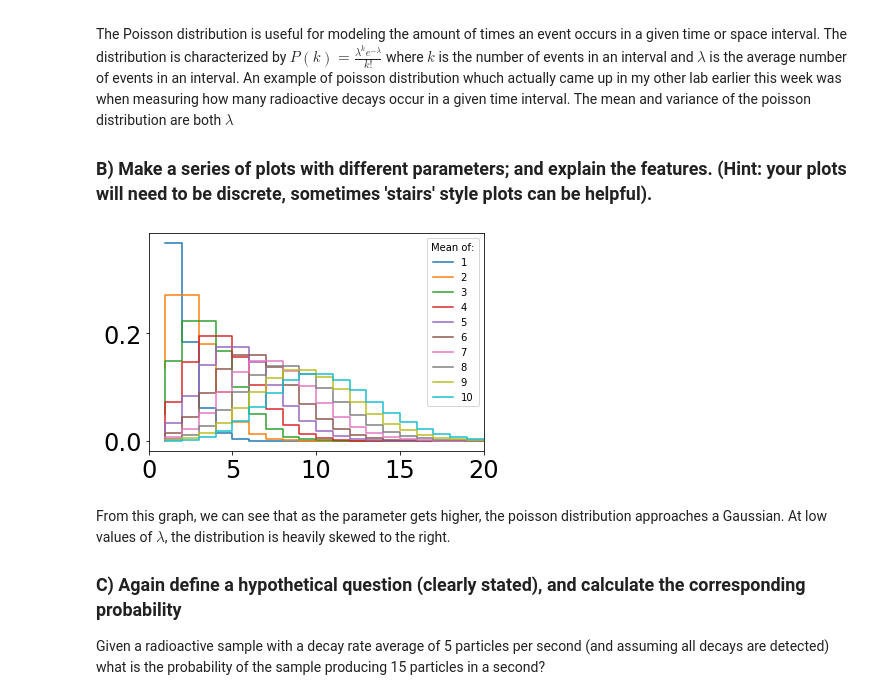
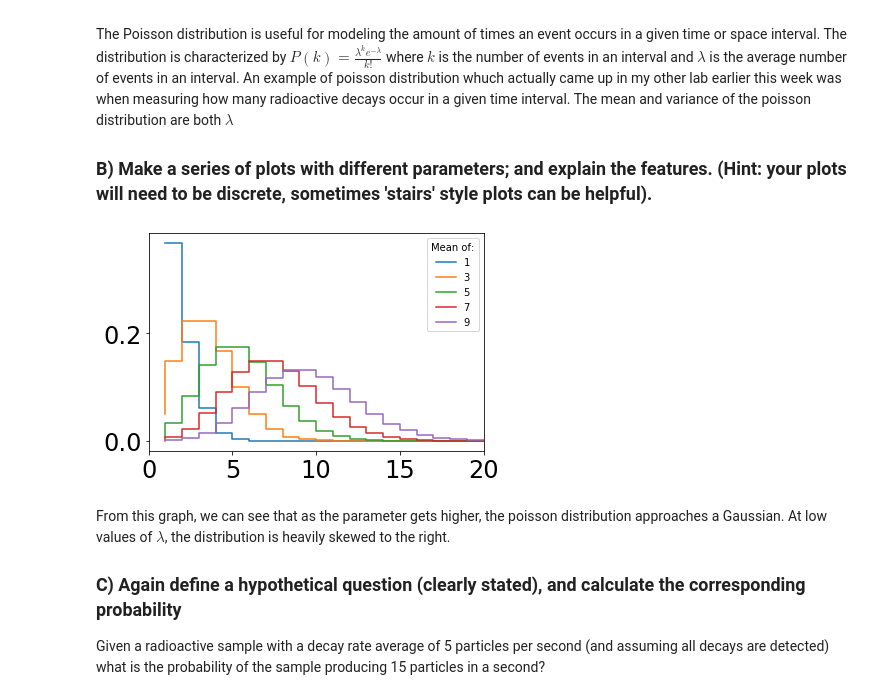
Before and after one commit to nsyochum/Physics-434, a Jupyter notebook: Lab_1/Lab_1_Notebook.ipynb, the cells around one changed output. Drawn from its saved outputs; the diff is of its cells as text; code cells hidden in the pictures.

```diff
--- a/Lab_1/Lab_1_Notebook.ipynb
+++ b/Lab_1/Lab_1_Notebook.ipynb
@@ -214,21 +214,21 @@ The Poisson distribution is useful for modeling the amount of times an event occ
 # %%
 # Standard Poission distribution with a rate parameter of 1
 
 fig, ax = plt.subplots(1, 1)
 plt.tick_params(labelsize = 24)
 upperlimit = 20
 plt.xlim([0,upperlimit])
 x = np.linspace(1,upperlimit,upperlimit)
 
-for mu in range(10):
-    mean = mu + 1
+for mu in range(5):
+    mean = mu*2 + 1
     y = stats.poisson.pmf(range(upperlimit), mean, loc=0)
     ax.step(x, y, label = mean)
 
 plt.legend(title='Mean of:')
 plt.show()
 # %% [output]
-[figure, old version]
+[figure, new version]
 # %% [markdown]
 From this graph, we can see that as the parameter gets higher, the poisson distribution approaches a Gaussian.  At low values of $\lambda$, the distribution is heavily skewed to the right.
 
```
Also changed, not shown: parts of 4 cells of this notebook.
